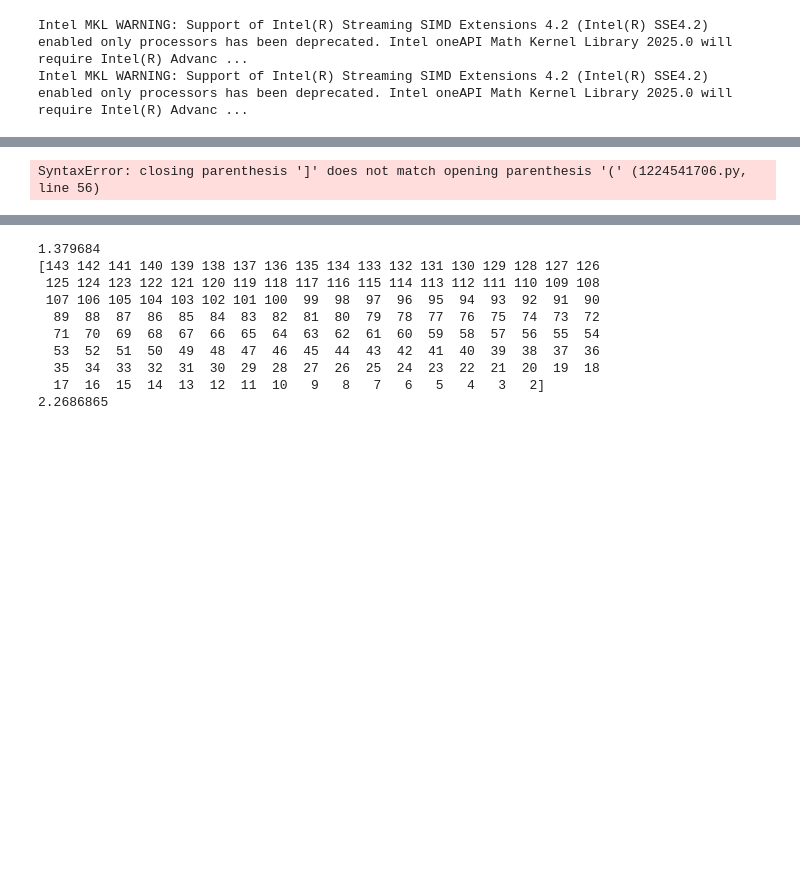
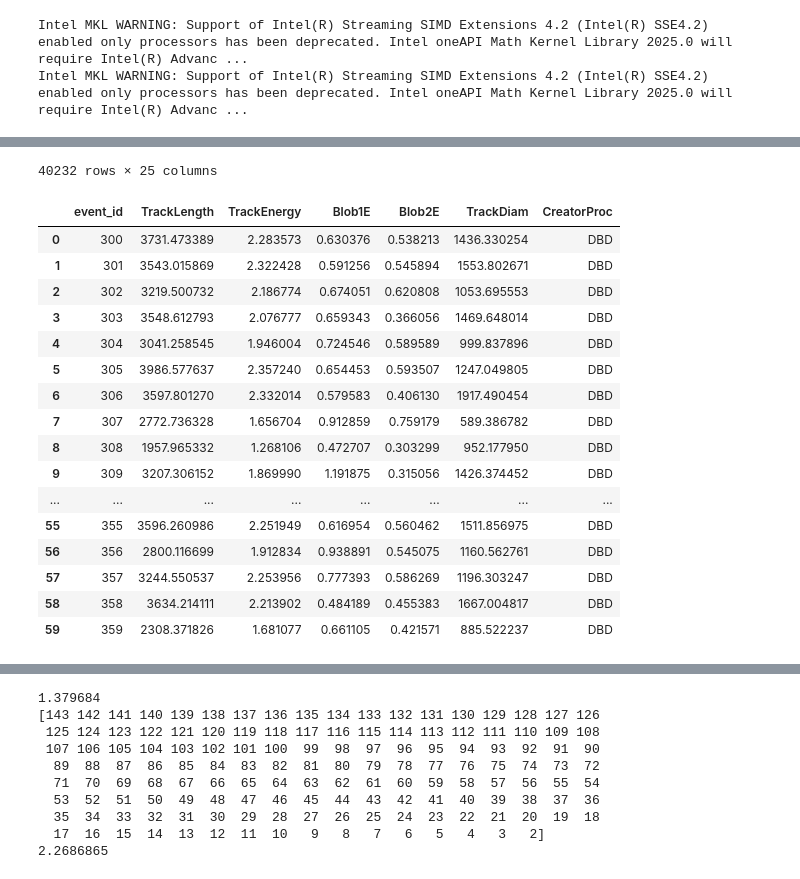
Before and after one commit to kvjmistry/ATPC, a Jupyter notebook: notebooks/GetTrueInfo.ipynb, the cells around one changed output, grey strips where cells are left out. Drawn from its saved outputs; the diff is of its cells as text; code cells hidden in the pictures; blank space fills up the shorter version.

```diff
--- a/notebooks/GetTrueInfo.ipynb
+++ b/notebooks/GetTrueInfo.ipynb
@@ -67,17 +67,17 @@ def CalcTrackExtent(hits):
 
 pressure = 1
 
-# parts_0nubb = pd.read_hdf(f"../data/ATPC_0nubb/ATPC_0nubb_{pressure}bar_nexus_1.h5", "MC/particles")
-# hits_0nubb  = pd.read_hdf(f"../data/ATPC_0nubb/ATPC_0nubb_{pressure}bar_nexus_1.h5", "MC/hits")
+parts_0nubb = pd.read_hdf(f"../data/ATPC_0nubb/ATPC_0nubb_{pressure}bar_nexus_1.h5", "MC/particles")
+hits_0nubb  = pd.read_hdf(f"../data/ATPC_0nubb/ATPC_0nubb_{pressure}bar_nexus_1.h5", "MC/hits")
 
-# parts_Bkg = pd.read_hdf(f"../data/ATPC_Tl/ATPC_Tl_{pressure}bar_nexus_2954.h5", "MC/particles")
-# hits_Bkg  = pd.read_hdf(f"../data/ATPC_Tl/ATPC_Tl_{pressure}bar_nexus_2954.h5", "MC/hits")
+parts_Bkg = pd.read_hdf(f"../data/ATPC_Tl/ATPC_Tl_{pressure}bar_nexus_2954.h5", "MC/particles")
+hits_Bkg  = pd.read_hdf(f"../data/ATPC_Tl/ATPC_Tl_{pressure}bar_nexus_2954.h5", "MC/hits")
 
-# display(parts_Bkg)
+display(parts_Bkg)
 
 
-parts_Bkg = pd.read_hdf(f"/Users/mistryk2/Packages/nexus/workdir/XeSphere/XeSphere_1bar.h5", "MC/particles")
-hits_Bkg  = pd.read_hdf(f"/Users/mistryk2/Packages/nexus/workdir/XeSphere/XeSphere_1bar.h5", "MC/hits")
+# parts_Bkg = pd.read_hdf(f"/Users/mistryk2/Packages/nexus/workdir/XeSphere/XeSphere_1bar.h5", "MC/particles")
+# hits_Bkg  = pd.read_hdf(f"/Users/mistryk2/Packages/nexus/workdir/XeSphere/XeSphere_1bar.h5", "MC/hits")
 
 
 def GetTrueInfoSignal(parts, hits):
@@ -86,11 +86,12 @@ def GetTrueInfoSignal(parts, hits):
     energies = []
     blob1_Es = []
     blob2_Es = []
-
+    creator_procs = []
+    event_ids = []
 
     for eid in parts.event_id.unique():
 
-        print("\n\n On event:", eid)
+        # print("\n\n On event:", eid)
 
         part_event = parts[parts.event_id == eid]
         hits_event = hits[hits.event_id == eid]
@@ -107,20 +108,23 @@ def GetTrueInfoSignal(parts, hits):
 
         blob1_E =  GetBlobEnergyRadius(electron1, hits_event, "end", 180/pressure)
         blob2_E =  GetBlobEnergyRadius(electron2, hits_event, "end",   180/pressure)
+        blob1_E, blob2_E = SortBlobs(blob1_E, blob2_E) # Make sure the blohE are labelled properly
 
-        print("Length:", length, "mm")
-        print("Tot Energy:", tot_KE, "MeV")
-        print("Blob1 Energy:", blob1_E, "MeV")
-        print("Blob2 Energy:", blob2_E, "MeV")
+        # print("Length:", length, "mm")
+        # print("Tot Energy:", tot_KE, "MeV")
+        # print("Blob1 Energy:", blob1_E, "MeV")
+        # print("Blob2 Energy:", blob2_E, "MeV")
 
         lengths.append(length)
         energies.append(tot_KE)
         blob1_Es.append(blob1_E)
         blob2_Es.append(blob2_E)
+        creator_procs.append("DBD")
+        event_ids.append(eid)
 
-    TrackDiam = CalcTrackExtent(hits_event[ (hits_event.particle_id == 1) | (hits_event[hits_event.particle_id == 2) ] )
+    TrackDiam = CalcTrackExtent(hits[ (hits.particle_id == 1) | (hits.particle_id == 2) ] )
 
-    return lengths, energies, blob1_Es, blob2_Es, TrackDiam
+    return pd.DataFrame({ "event_id": event_ids, "TrackLength" : lengths, "TrackEnergy" : energies, "Blob1E" : blob1_Es, "Blob2E" :blob2_Es, "TrackDiam" :TrackDiam, "CreatorProc" :creator_procs})
 
 
 def GetTrueInfoBackground(parts, hits):
@@ -129,6 +133,8 @@ def GetTrueInfoBackground(parts, hits):
     energies = []
     blob1_Es = []
     blob2_Es = []
+    creator_procs = []
+    event_ids = []
 
 
     for eid in parts.event_id.unique():
@@ -144,6 +150,8 @@ def GetTrueInfoBackground(parts, hits):
 
         hits_event = hits[hits.event_id == eid]
         electron1  = part_event[part_event.particle_id == primary_part_id]
+        creator_proc = electron1.creator_proc.iloc[0]
+
 
         tot_KE = GetPrimaryKE(part_event, hits_event, primary_part_id)
         # tot_KE = hits_event[hits_event.particle_id == primary_part_id].energy.sum()
@@ -163,13 +171,18 @@ def GetTrueInfoBackground(parts, hits):
         energies.append(tot_KE)
         blob1_Es.append(blob1_E)
         blob2_Es.append(blob2_E)
+        creator_procs.append(creator_proc)
+        event_ids.append(eid)
 
-    TrackDiam = CalcTrackExtent(hits_event[ hits_event.particle_id == primary_part_id])
+    TrackDiam = CalcTrackExtent(hits[ hits.particle_id == primary_part_id])
 
-    return lengths, energies, blob1_Es, blob2_Es, TrackDiam
+    return pd.DataFrame({ "event_id": event_ids, "TrackLength" : lengths, "TrackEnergy" : energies, "Blob1E" : blob1_Es, "Blob2E" :blob2_Es, "TrackDiam" :TrackDiam, "CreatorProc" :creator_procs})
 
 
-# lengths, energies, blob1_Es, blob2_Es, TrackDiam = GetTrueInfoSignal(parts_0nubb, hits_0nubb)
+df_signal = GetTrueInfoSignal(parts_0nubb, hits_0nubb)
+display(df_signal)
 
-lengths, energies, blob1_Es, blob2_Es, TrackDiam = GetTrueInfoBackground(parts_Bkg, hits_Bkg)
+
+df_bkg = GetTrueInfoBackground(parts_Bkg, hits_Bkg)
+display(df_bkg)
 # %% [output]
@@ -176 +201,18 @@ lengths, energies, blob1_Es, blob2_Es, TrackDiam = GetTrueInfoBackground(parts_B
-SyntaxError: closing parenthesis ']' does not match opening parenthesis '(' (1224541706.py, line 56)
+40232 rows × 25 columns
+|  | event_id | TrackLength | TrackEnergy | Blob1E | Blob2E | TrackDiam | CreatorProc |
+| 0 | 300 | 3731.473389 | 2.283573 | 0.630376 | 0.538213 | 1436.330254 | DBD |
+| 1 | 301 | 3543.015869 | 2.322428 | 0.591256 | 0.545894 | 1553.802671 | DBD |
+| 2 | 302 | 3219.500732 | 2.186774 | 0.674051 | 0.620808 | 1053.695553 | DBD |
+| 3 | 303 | 3548.612793 | 2.076777 | 0.659343 | 0.366056 | 1469.648014 | DBD |
+| 4 | 304 | 3041.258545 | 1.946004 | 0.724546 | 0.589589 | 999.837896 | DBD |
+| 5 | 305 | 3986.577637 | 2.357240 | 0.654453 | 0.593507 | 1247.049805 | DBD |
+| 6 | 306 | 3597.801270 | 2.332014 | 0.579583 | 0.406130 | 1917.490454 | DBD |
+| 7 | 307 | 2772.736328 | 1.656704 | 0.912859 | 0.759179 | 589.386782 | DBD |
+| 8 | 308 | 1957.965332 | 1.268106 | 0.472707 | 0.303299 | 952.177950 | DBD |
+| 9 | 309 | 3207.306152 | 1.869990 | 1.191875 | 0.315056 | 1426.374452 | DBD |
+| ... | ... | ... | ... | ... | ... | ... | ... |
+| 55 | 355 | 3596.260986 | 2.251949 | 0.616954 | 0.560462 | 1511.856975 | DBD |
+| 56 | 356 | 2800.116699 | 1.912834 | 0.938891 | 0.545075 | 1160.562761 | DBD |
+| 57 | 357 | 3244.550537 | 2.253956 | 0.777393 | 0.586269 | 1196.303247 | DBD |
+| 58 | 358 | 3634.214111 | 2.213902 | 0.484189 | 0.455383 | 1667.004817 | DBD |
+| 59 | 359 | 2308.371826 | 1.681077 | 0.661105 | 0.421571 | 885.522237 | DBD |
```
Also changed, not shown: parts of 2 cells of this notebook, 1 other file.
